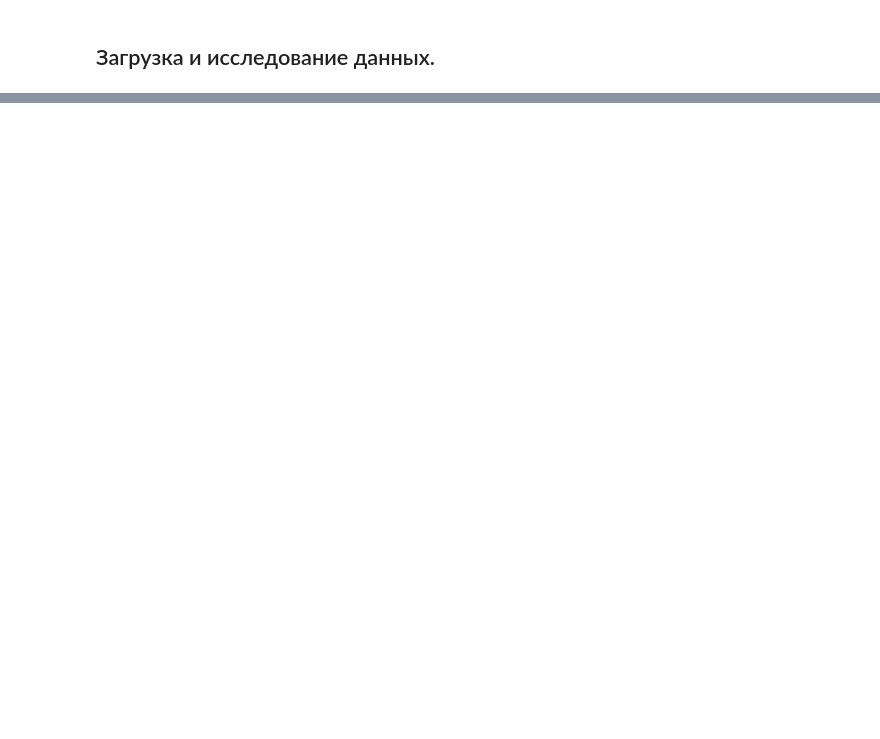
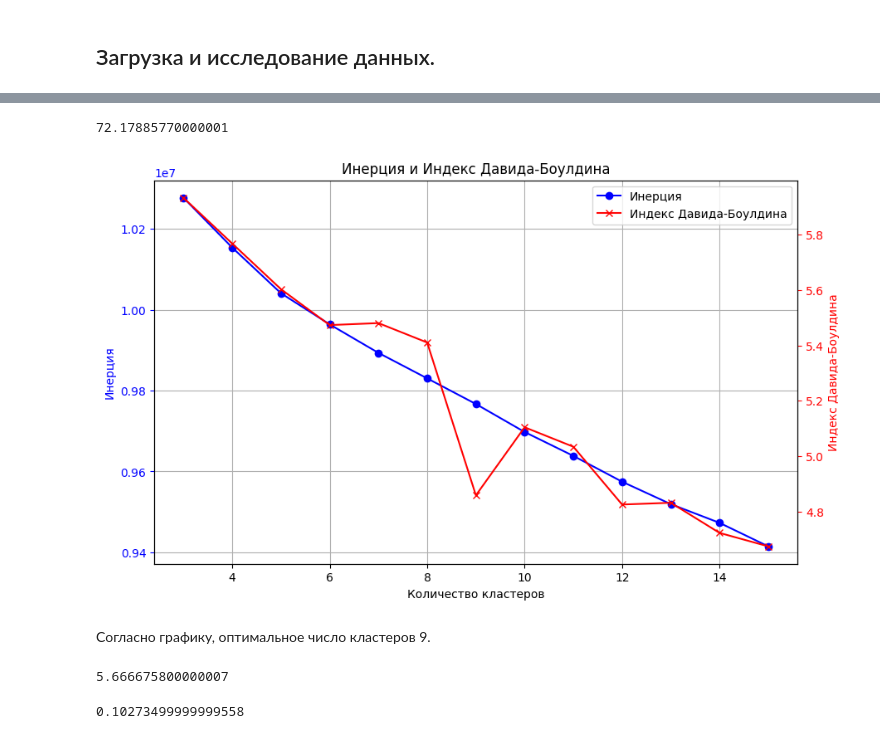
Before and after one commit to VeraLukashina/Product_Matching, a Jupyter notebook: product_matching.ipynb, the cells around one changed output, grey strips where cells are left out. Saved outputs shown, nothing was run; the diff lists cells and outputs as text; code cells hidden in the pictures; blank space fills up the shorter version.

```diff
--- a/product_matching.ipynb
+++ b/product_matching.ipynb
@@ -37,0 +261,2 @@ import sweetviz as sv
+# %%
+df_base_scale = scaler_sample.fit_transform(df_base)
@@ -37,0 +270,18 @@ import sweetviz as sv
+# %%
+start_time = timeit.default_timer()
+K = range(3, 16)
+
+inertia_sample = []
+davies_bouldin_sample = []
+
+for k in K:
+    km = KMeans(n_clusters=k, init='k-means++', n_init=5, random_state=RANDOM_STATE)
+    cluster_labels = km.fit_predict(df_base_scale)
+    davies_bouldin = davies_bouldin_score(df_base_scale, cluster_labels)
+
+    inertia_sample.append(km.inertia_)
+    davies_bouldin_sample.append(davies_bouldin)
+
+    print(k, 'done')
+
+k_search_time = timeit.default_timer() - start_time
@@ -37,0 +302,58 @@ import sweetviz as sv
+# %%
+k_search_time
+# %% [output]
+72.17885770000001
+# %%
+fig, ax1 = plt.subplots(figsize=(10, 6))
+
+# Инерция
+ax1.plot(K, inertia_sample, marker='o', color='b', label='Инерция')
+ax1.set_xlabel('Количество кластеров')
+ax1.set_ylabel('Инерция', color='b')
+ax1.tick_params('y', colors='b')
+ax1.grid(True)
+
+# Индекс Давида-Боулдина
+ax2 = ax1.twinx()
+ax2.plot(K, davies_bouldin_sample, marker='x', color='r', label='Индекс Давида-Боулдина')
+ax2.set_ylabel('Индекс Давида-Боулдина', color='r')
+ax2.tick_params('y', colors='r')
+
+# Добавляем легенду
+# ax1.legend(loc='best')
+# ax2.legend(loc='best')
+
+# создание единой легенды для обеих осей y
+handles1, labels1 = ax1.get_legend_handles_labels()
+handles2, labels2 = ax2.get_legend_handles_labels()
+handles = handles1 + handles2
+labels = labels1 + labels2
+
+plt.title('Инерция и Индекс Давида-Боулдина')
+plt.legend(handles, labels, loc= 0)
+plt.show()
+# %% [output]
+[figure, added]
+# %% [markdown]
+Согласно графику, оптимальное число кластеров 9.
+# %%
+n_clusters=9
+sample_clustering = KMeans(n_clusters=n_clusters, n_init=5, random_state=RANDOM_STATE)
+
+start_time = timeit.default_timer()
+
+sample_clustering.fit(df_base_scale)
+
+clustering_fit_time = timeit.default_timer() - start_time
+clustering_fit_time
+# %% [output]
+5.666675800000007
+# %%
+start_time = timeit.default_timer()
+
+df_base_scale_labels = sample_clustering.predict(df_base_scale)
+
+clustering_predict_time_base = timeit.default_timer() - start_time
+clustering_predict_time_base
+# %% [output]
+0.10273499999999558
```
Also changed, not shown: parts of 143 cells of this notebook, 3 other files.
